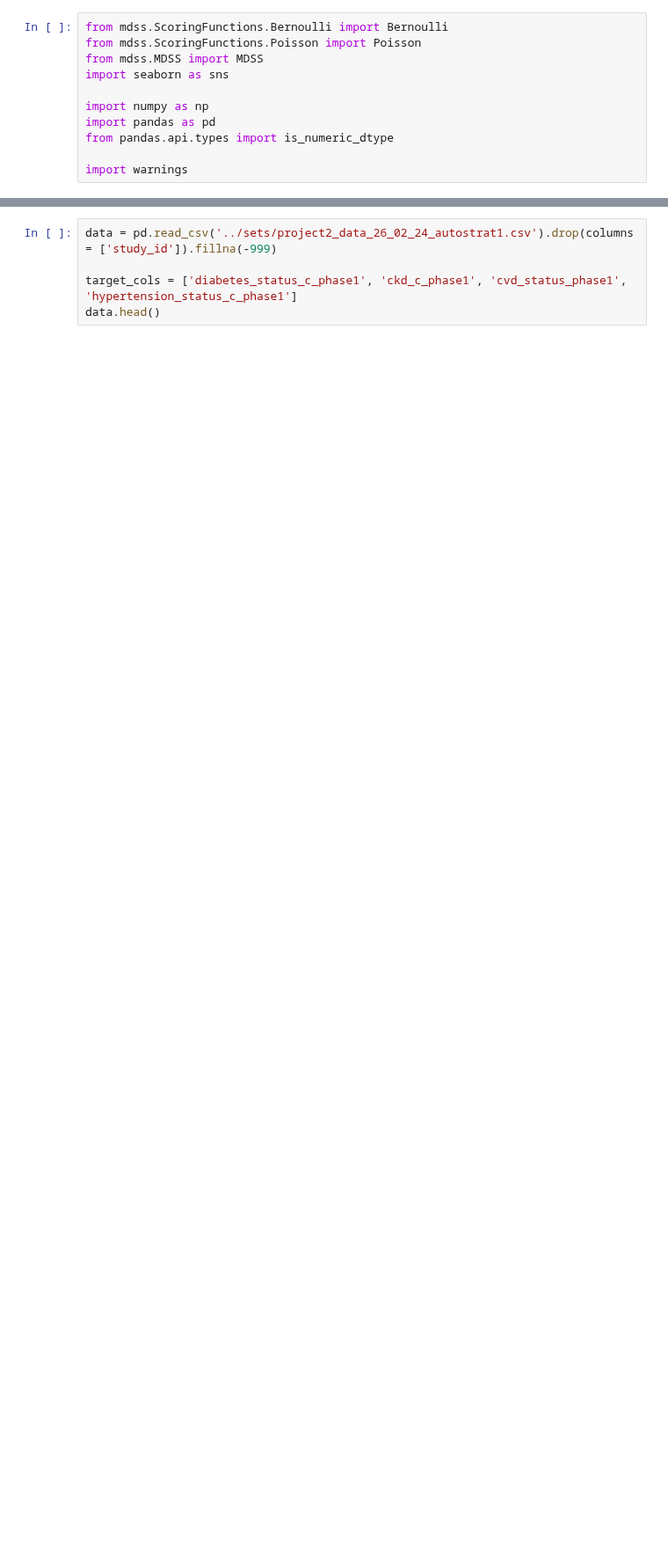
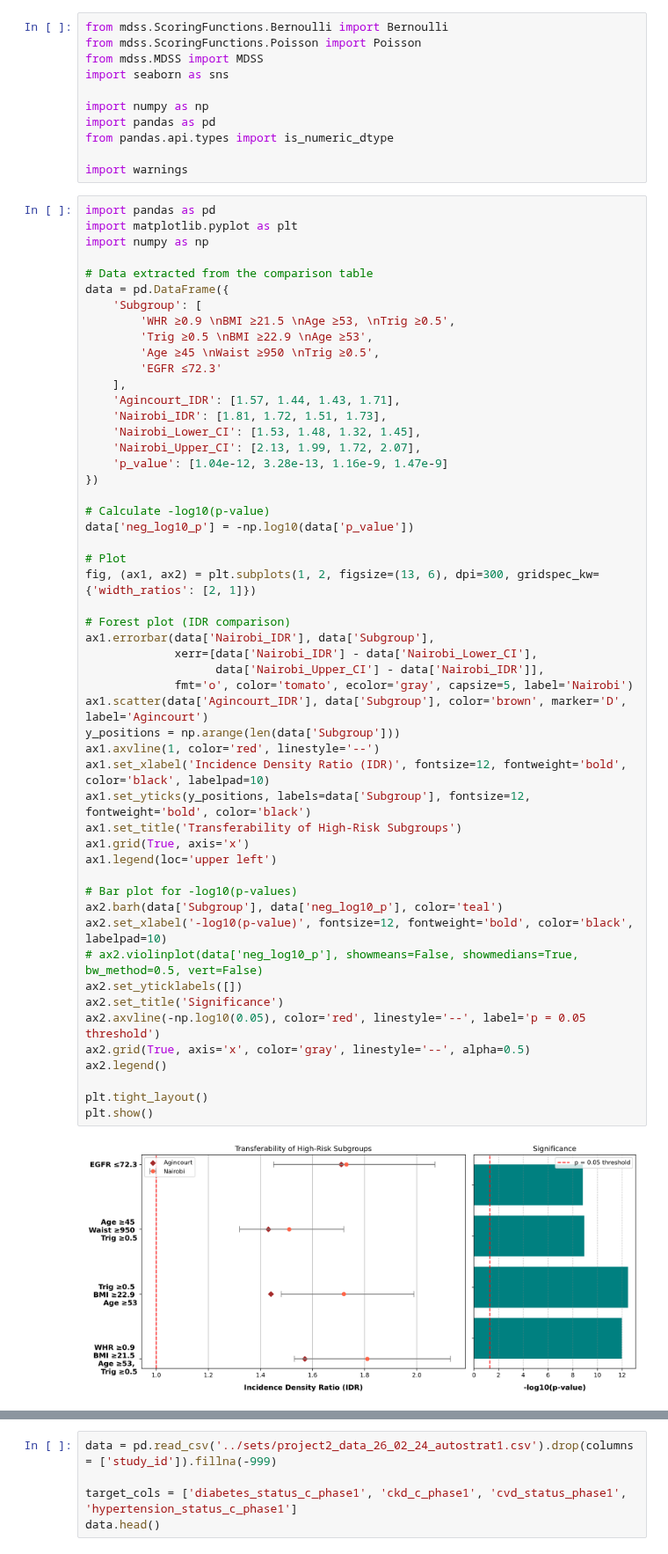
Before and after one commit to kayvinsoo7/HAALSI_work, a Jupyter notebook: mdscan-master/Poisson_scoring2.ipynb, the cells around one changed output, grey strips where cells are left out. Shown at 88% size. Cells and saved outputs as stored; diff of their text form; blank space fills up the shorter version.

```diff
--- a/mdscan-master/Poisson_scoring2.ipynb
+++ b/mdscan-master/Poisson_scoring2.ipynb
@@ -9,3 +9,57 @@ import pandas as pd
 from pandas.api.types import is_numeric_dtype
 
 import warnings
+# %%
+import pandas as pd
+import matplotlib.pyplot as plt
+import numpy as np
+
+# Data extracted from the comparison table
+data = pd.DataFrame({
+    'Subgroup': [
+        'WHR ≥0.9 \nBMI ≥21.5 \nAge ≥53, \nTrig ≥0.5',
+        'Trig ≥0.5 \nBMI ≥22.9 \nAge ≥53',
+        'Age ≥45 \nWaist ≥950 \nTrig ≥0.5',
+        'EGFR ≤72.3'
+    ],
+    'Agincourt_IDR': [1.57, 1.44, 1.43, 1.71],
+    'Nairobi_IDR': [1.81, 1.72, 1.51, 1.73],
+    'Nairobi_Lower_CI': [1.53, 1.48, 1.32, 1.45],
+    'Nairobi_Upper_CI': [2.13, 1.99, 1.72, 2.07],
+    'p_value': [1.04e-12, 3.28e-13, 1.16e-9, 1.47e-9]
+})
+
+# Calculate -log10(p-value)
+data['neg_log10_p'] = -np.log10(data['p_value'])
+
+# Plot
+fig, (ax1, ax2) = plt.subplots(1, 2, figsize=(13, 6), dpi=300, gridspec_kw={'width_ratios': [2, 1]})
+
+# Forest plot (IDR comparison)
+ax1.errorbar(data['Nairobi_IDR'], data['Subgroup'],
+             xerr=[data['Nairobi_IDR'] - data['Nairobi_Lower_CI'],
+                   data['Nairobi_Upper_CI'] - data['Nairobi_IDR']],
+             fmt='o', color='tomato', ecolor='gray', capsize=5, label='Nairobi')
+ax1.scatter(data['Agincourt_IDR'], data['Subgroup'], color='brown', marker='D', label='Agincourt')
+y_positions = np.arange(len(data['Subgroup']))
+ax1.axvline(1, color='red', linestyle='--')
+ax1.set_xlabel('Incidence Density Ratio (IDR)', fontsize=12, fontweight='bold', color='black', labelpad=10)
+ax1.set_yticks(y_positions, labels=data['Subgroup'], fontsize=12, fontweight='bold', color='black')
+ax1.set_title('Transferability of High-Risk Subgroups')
+ax1.grid(True, axis='x')
+ax1.legend(loc='upper left')
+
+# Bar plot for -log10(p-values)
+ax2.barh(data['Subgroup'], data['neg_log10_p'], color='teal')
+ax2.set_xlabel('-log10(p-value)', fontsize=12, fontweight='bold', color='black', labelpad=10)
+# ax2.violinplot(data['neg_log10_p'], showmeans=False, showmedians=True, bw_method=0.5, vert=False)
+ax2.set_yticklabels([])
+ax2.set_title('Significance')
+ax2.axvline(-np.log10(0.05), color='red', linestyle='--', label='p = 0.05 threshold')
+ax2.grid(True, axis='x', color='gray', linestyle='--', alpha=0.5)
+ax2.legend()
+
+plt.tight_layout()
+plt.show()
+# %% [output]
+[figure, added]
```
Also changed, not shown: parts of 1 cell of this notebook, 1 other file.
